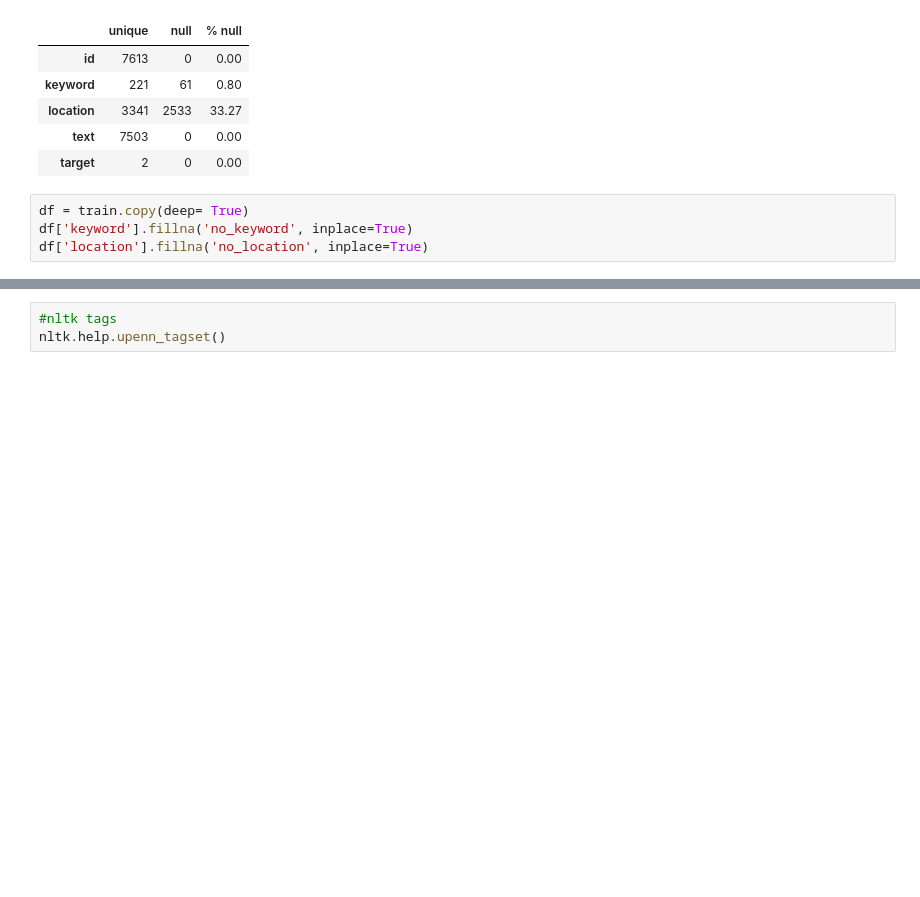
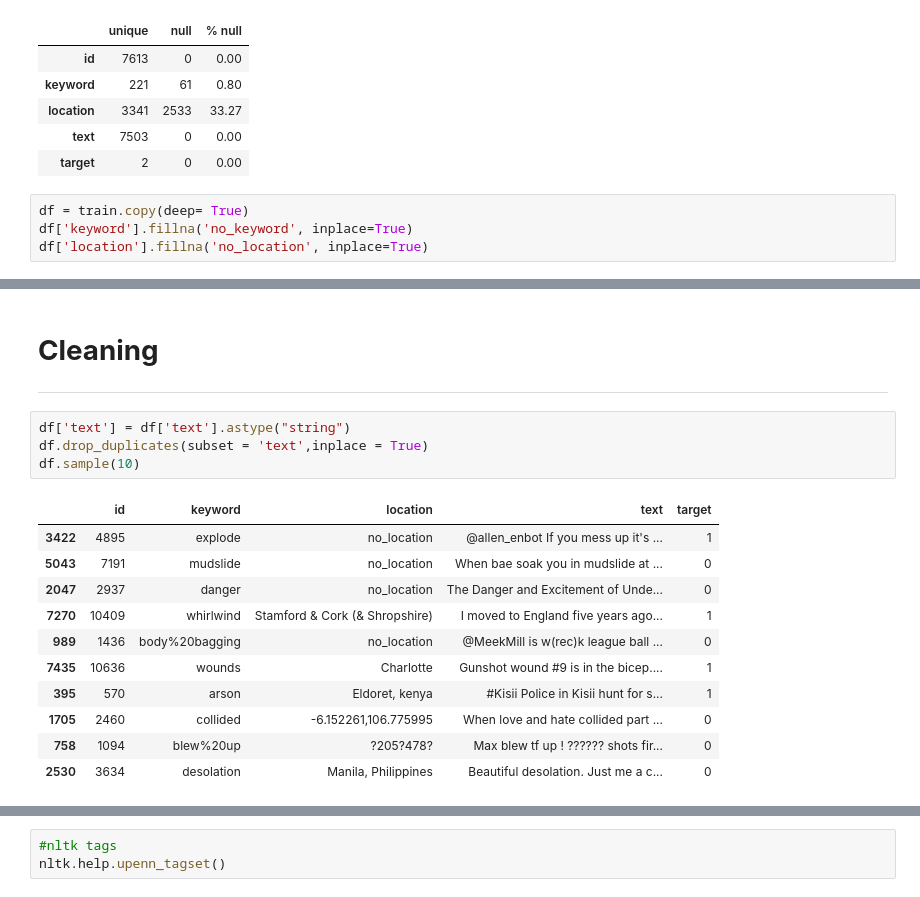
Before and after one commit to b3ccaMR/NLP-Disaster-Tweets, a Jupyter notebook: nlp-tweets.ipynb, the cells around one changed output, grey strips where cells are left out. Saved outputs shown, nothing was run; the diff lists cells and outputs as text; blank space fills up the shorter version.

Commit message:
NLTK cleaning

```diff
--- a/nlp-tweets.ipynb
+++ b/nlp-tweets.ipynb
@@ -72,0 +96,19 @@ sns.barplot(data=keyword_real,y=keyword_real.index, x = 'text',color='chartreuse
+# %% [markdown]
+# **Cleaning**
+---
+# %%
+df['text'] = df['text'].astype("string")
+df.drop_duplicates(subset = 'text',inplace = True)
+df.sample(10)
+# %% [output]
+|  | id | keyword | location | text | target |
+| 3422 | 4895 | explode | no_location | @allen_enbot If you mess up it's ... | 1 |
+| 5043 | 7191 | mudslide | no_location | When bae soak you in mudslide at ... | 0 |
+| 2047 | 2937 | danger | no_location | The Danger and Excitement of Unde... | 0 |
+| 7270 | 10409 | whirlwind | Stamford & Cork (& Shropshire) | I moved to England five years ago... | 1 |
+| 989 | 1436 | body%20bagging | no_location | @MeekMill is w(rec)k league ball ... | 0 |
+| 7435 | 10636 | wounds | Charlotte | Gunshot wound #9 is in the bicep.... | 1 |
+| 395 | 570 | arson | Eldoret, kenya | #Kisii Police in Kisii hunt for s... | 1 |
+| 1705 | 2460 | collided | -6.152261,106.775995 | When love and hate collided part ... | 0 |
+| 758 | 1094 | blew%20up | ?205?478? | Max blew tf up ! ?????? shots fir... | 0 |
+| 2530 | 3634 | desolation | Manila, Philippines | Beautiful desolation. Just me a c... | 0 |
```
Also changed, not shown: parts of 14 cells of this notebook.
